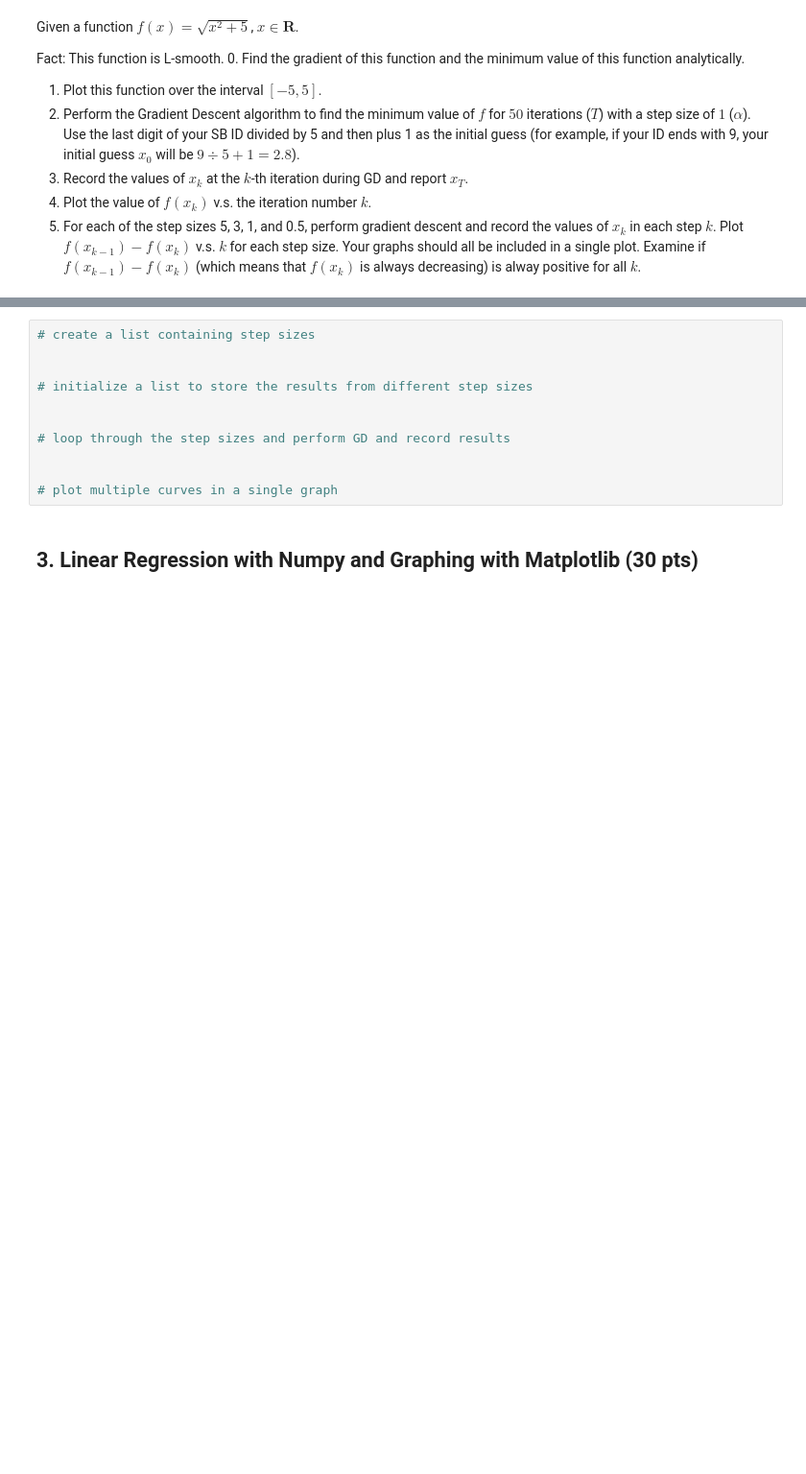
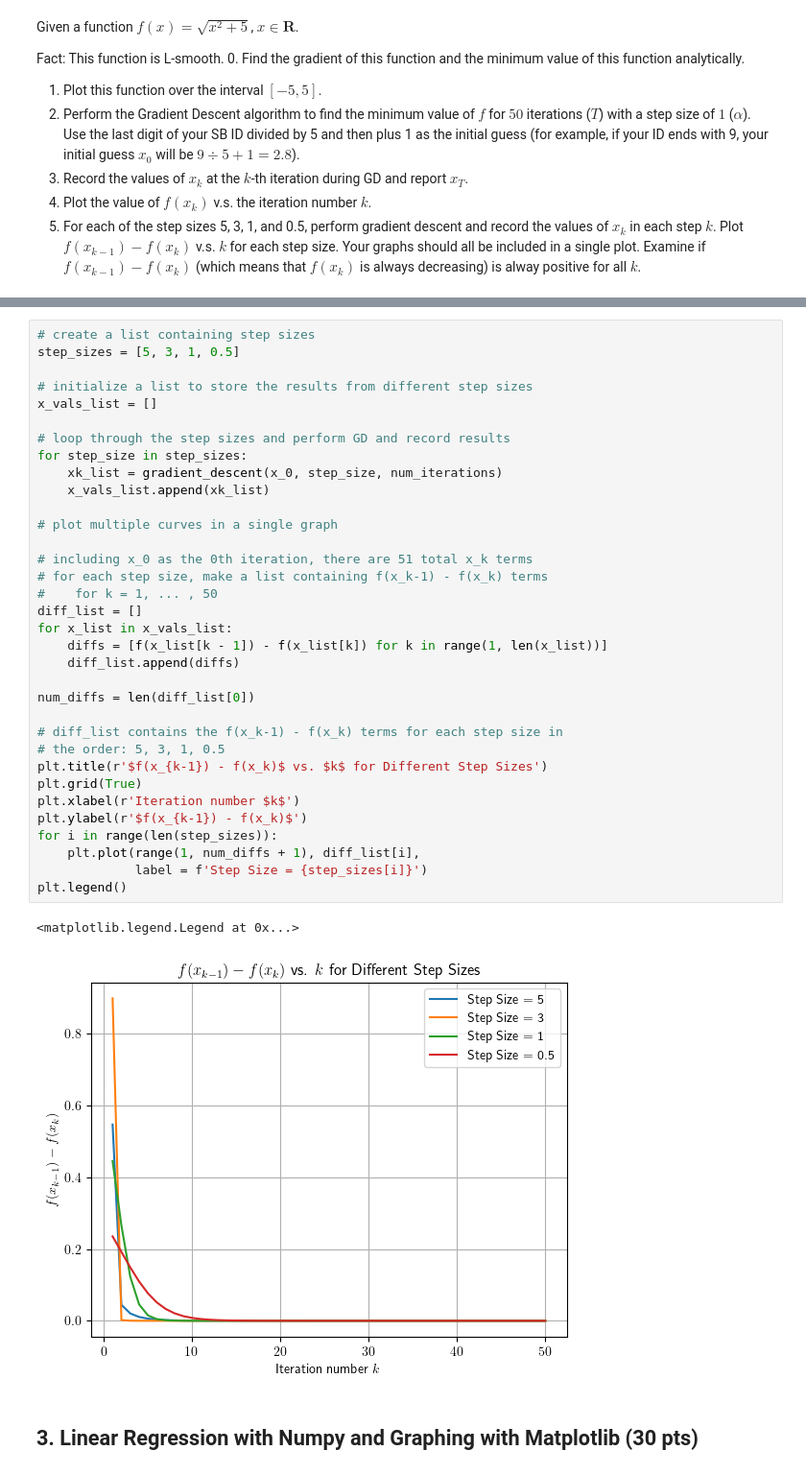
Before and after one commit to eshakrani/AMS595, a Jupyter notebook: Python/Py_Project_2 (1).ipynb, the cells around one changed output, grey strips where cells are left out. Shown at 96% size. Saved outputs shown, nothing was run; the diff lists cells and outputs as text; blank space fills up the shorter version.

```diff
--- a/Python/Py_Project_2 (1).ipynb
+++ b/Python/Py_Project_2 (1).ipynb
@@ -98,14 +129,40 @@ def gradient_descent(x_0: float,
-# %%
-# create a list containing step sizes
-
-
-# initialize a list to store the results from different step sizes
-
-
-# loop through the step sizes and perform GD and record results
-
-
-# plot multiple curves in a single graph
+# %%
+# create a list containing step sizes
+step_sizes = [5, 3, 1, 0.5]
+
+# initialize a list to store the results from different step sizes
+x_vals_list = []
+
+# loop through the step sizes and perform GD and record results
+for step_size in step_sizes:
+    xk_list = gradient_descent(x_0, step_size, num_iterations)
+    x_vals_list.append(xk_list)
+
+# plot multiple curves in a single graph
+
+# including x_0 as the 0th iteration, there are 51 total x_k terms
+# for each step size, make a list containing f(x_k-1) - f(x_k) terms
+#    for k = 1, ... , 50
+diff_list = []
+for x_list in x_vals_list:
+    diffs = [f(x_list[k - 1]) - f(x_list[k]) for k in range(1, len(x_list))]
+    diff_list.append(diffs)
+
+num_diffs = len(diff_list[0])
+
+# diff_list contains the f(x_k-1) - f(x_k) terms for each step size in
+# the order: 5, 3, 1, 0.5
+plt.title(r'$f(x_{k-1}) - f(x_k)$ vs. $k$ for Different Step Sizes')
+plt.grid(True)
+plt.xlabel(r'Iteration number $k$')
+plt.ylabel(r'$f(x_{k-1}) - f(x_k)$')
+for i in range(len(step_sizes)):
+    plt.plot(range(1, num_diffs + 1), diff_list[i],
+             label = f'Step Size = {step_sizes[i]}')
+plt.legend()
+# %% [output]
+<matplotlib.legend.Legend at 0x...>
+[figure, added]
 # %% [markdown]
 ## 3. Linear Regression with Numpy and Graphing with Matplotlib (30 pts)
 # %% [markdown]
```
Also changed, not shown: parts of 19 cells of this notebook.
